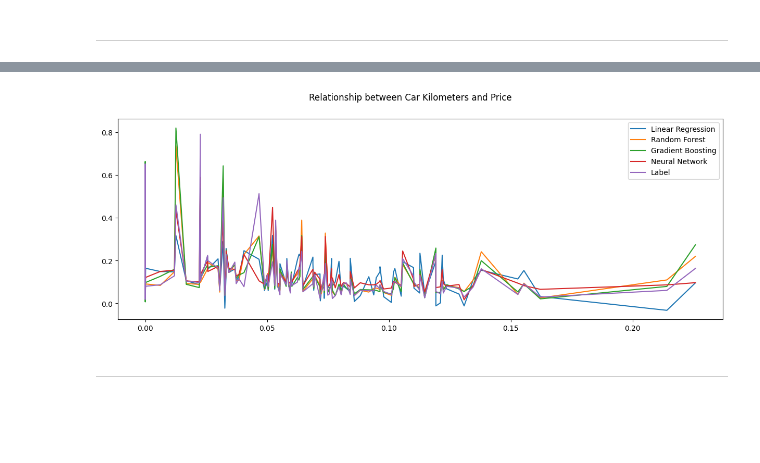
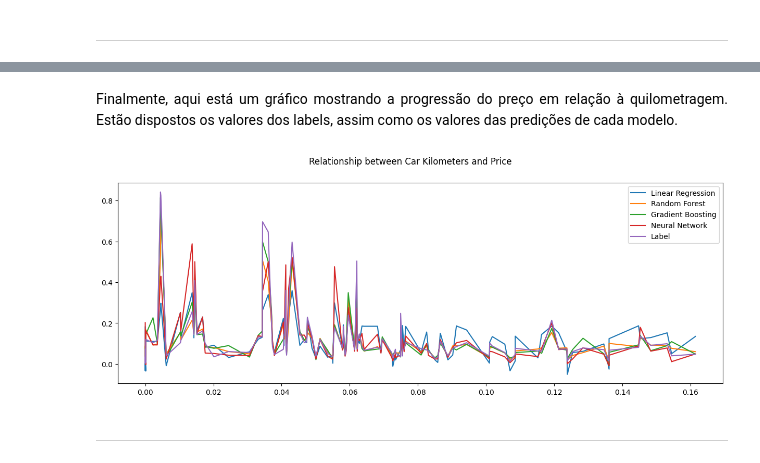
Before and after one commit to V1ct0rC/analise-seminovos-recife, a Jupyter notebook: TAGDI_Projeto_2.ipynb, the cells around one changed output, grey strips where cells are left out. Cells and saved outputs as stored; diff of their text form; code cells hidden in the pictures; blank space fills up the shorter version.

```diff
--- a/TAGDI_Projeto_2.ipynb
+++ b/TAGDI_Projeto_2.ipynb
@@ -44,7 +44,7 @@ keras.utils.set_random_seed(9)
 <p align="justify">
 O pré-processamento de dados é uma etapa crítica no desenvolvimento de modelos de aprendizado de máquina, sendo essencial para garantir a qualidade e a robustez das previsões. Este processo envolve várias etapas, cada uma destinada a transformar os dados brutos em um formato adequado para análise e modelagem.
 # %%
-df_cars = pd.read_csv('carscraper\cars.csv')
+df_cars = pd.read_csv(r'carscraper\cars.csv')
 df_cars.head()
 # %% [output]
 |  | page | car_brand | car_name | car_price | car_km | car_year | car_desc | car_store | car_engine | ... |
@@ -345,0 +346,9 @@ lin_reg_pred = lin_reg.predict(X_test)
+# %%
+lin_reg_best_pred = lin_reg.predict(X_test)
+lin_reg_best_r2 = lin_reg.score(X_test, y_test)
+lin_reg_best_mse = np.mean((lin_reg_best_pred - y_test)**2)
+lin_reg_best_mae = np.mean(np.abs(lin_reg_best_pred - y_test))
+
+print(f'Linear Regression R2: {lin_reg_best_r2}')
+print(f'Linear Regression MSE: {lin_reg_best_mse}')
+print(f'Linear Regression MAE: {lin_reg_best_mae}')
@@ -589,0 +666,18 @@ print(study.best_trial)
+# %%
+nn_params = study.best_trial.params
+
+nn_reg_best = create_model(study.best_trial)
+nn_reg_best.compile(loss='mse', optimizer=create_optimizer(study.best_trial), metrics=['mae', 'r2_score'])
+early_stop = keras.callbacks.EarlyStopping(monitor='val_loss', patience=5, restore_best_weights=True)
+nn_reg_best.fit(X_train, y_train, epochs=100, validation_data=(X_val, y_val), callbacks=[early_stop])
+
+nn_best_pred = nn_reg_best.predict(X_test)
+
+eval_metrics = nn_reg_best.evaluate(X_test, y_test)
+nn_best_r2 = eval_metrics[2]
+nn_best_mse = eval_metrics[0]
+nn_best_mae = eval_metrics[1]
+
+print(f'Neural Network R2: {nn_best_r2}')
+print(f'Neural Network MSE: {nn_best_mse}')
+print(f'Neural Network MAE: {nn_best_mae}')
@@ -594,8 +712,8 @@ print(study.best_trial)
 # %%
-X_test['lin_reg_pred'] = lin_reg_pred
-X_test['rf_reg_pred'] = rf_reg_pred
-X_test['gb_reg_pred'] = gb_reg_pred
-X_test['nn_reg_pred'] = nn_reg_pred
+X_test['lin_reg_best_pred'] = lin_reg_best_pred
+X_test['rf_reg_best_pred'] = rf_reg_best_pred
+X_test['gb_reg_best_pred'] = gb_reg_best_pred
+X_test['nn_reg_best_pred'] = nn_best_pred
 X_test['car_price'] = y_test
 
 X_test.head()
@@ -609,20 +771,23 @@ X_test.head()
+# %% [markdown]
+<p align="justify">
+Finalmente, aqui está um gráfico mostrando a progressão do preço em relação à quilometragem. Estão dispostos os valores dos labels, assim como os valores das predições de cada modelo.
 # %%
 X_test.sort_values(by='car_km', inplace=True)
 # %%
 fig, ax = plt.subplots(figsize=(15, 5))
 
 fig.suptitle('Relationship between Car Kilometers and Price')
 
-ax.plot(X_test['car_km'], X_test['lin_reg_pred'], label='Linear Regression')
-ax.plot(X_test['car_km'], X_test['rf_reg_pred'], label='Random Forest')
-ax.plot(X_test['car_km'], X_test['gb_reg_pred'], label='Gradient Boosting')
-ax.plot(X_test['car_km'], X_test['nn_reg_pred'], label='Neural Network')
+ax.plot(X_test['car_km'], X_test['lin_reg_best_pred'], label='Linear Regression')
+ax.plot(X_test['car_km'], X_test['rf_reg_best_pred'], label='Random Forest')
+ax.plot(X_test['car_km'], X_test['gb_reg_best_pred'], label='Gradient Boosting')
+ax.plot(X_test['car_km'], X_test['nn_reg_best_pred'], label='Neural Network')
 ax.plot(X_test['car_km'], X_test['car_price'], label='Label')
 
 plt.legend()
 plt.show()
 # %% [output]
-[figure, old version]
+[figure, new version]
 # %% [markdown]
 ---
 # %% [markdown]
```
Also changed, not shown: parts of 30 cells of this notebook, 3 other files.
